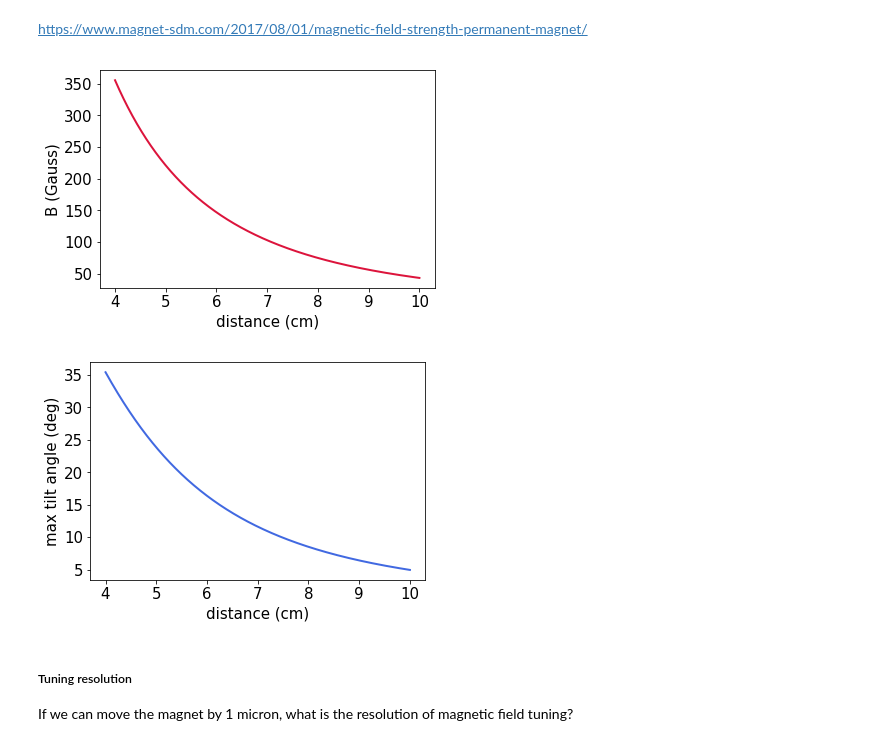
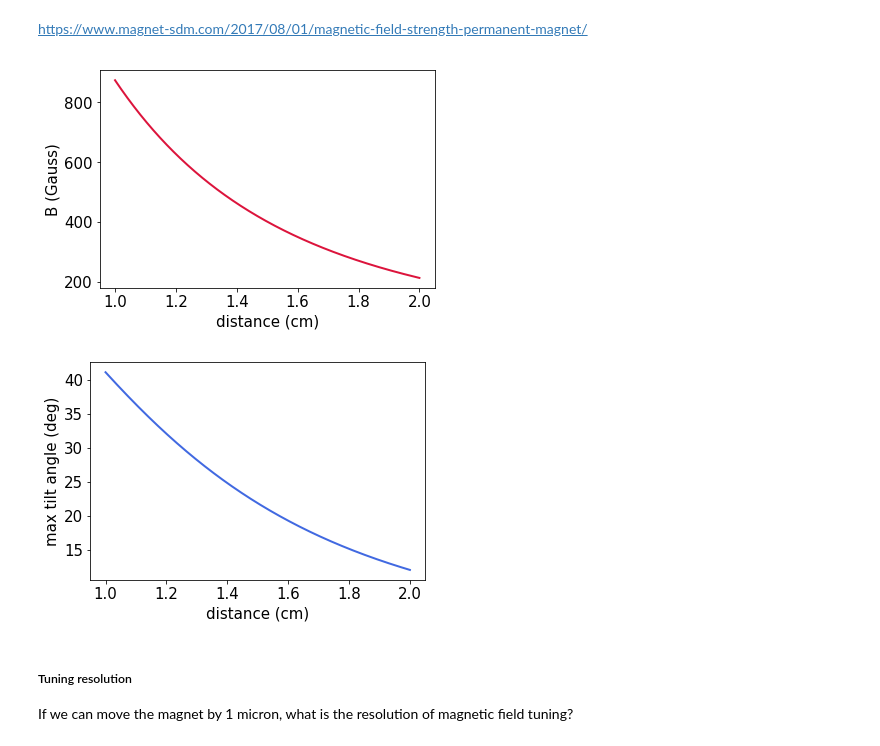
Before and after one commit to NunoEdgarGub1/simulations, a Jupyter notebook: scripts/_cristian_varia/permanent_magnet.ipynb, the cells around one changed output. Drawn from its saved outputs; the diff is of its cells as text; code cells hidden in the pictures.

```diff
--- a/scripts/_cristian_varia/permanent_magnet.ipynb
+++ b/scripts/_cristian_varia/permanent_magnet.ipynb
@@ -11,30 +11,29 @@ matplotlib.rc('xtick', labelsize=15)
 matplotlib.rc('ytick', labelsize=15)
 # %%
 # Magnet for fine alignment
-Br = 14200 # residual induction (G)
-D = 30 #magnet diameter (mm)
-L0 = 50 #magnet thickness (mm)
-# magnet from Stuttgart's paper
+Br = 13500 # residual induction (G)
+D = 14 #magnet diameter (mm)
+L0 = 11 #magnet thickness (mm)
 
 R = 0.5*D*1e-3
 L = L0*1e-3
-x = np.linspace (0.04,0.10, 1000) #distance from magnet (m)
+x = np.linspace (0.010, 0.020, 1000) #distance from magnet (m)
 B = 0.5*Br*(((L+x)/((R**2+(L+x)**2)**0.5))-(x/((x**2+R**2)**0.5)))
 
 plt.plot (x*100, B, color = 'crimson', linewidth = 2)
 plt.xlabel ('distance (cm)', fontsize = 15)
 plt.ylabel ('B (Gauss)', fontsize = 15)
 plt.show()
 
-B0 = 500 #static magnetic field (G)
+B0 = 1000 #static magnetic field (G)
 angle = (180/np.pi)*np.arctan (B/B0)
 plt.plot (x*100, angle, color = 'royalblue', linewidth = 2)
 plt.xlabel ('distance (cm)', fontsize = 15)
 plt.ylabel ('max tilt angle (deg)', fontsize = 15)
 plt.show()
 # %% [output]
-[figure, old version]
+[figure, new version]
-[figure, old version]
+[figure, new version]
 # %% [markdown]
 ##### Tuning resolution
 If we can move the magnet by 1 micron, what is the resolution of magnetic field tuning?
```
Also changed, not shown: parts of 3 cells of this notebook, 2 other files.
